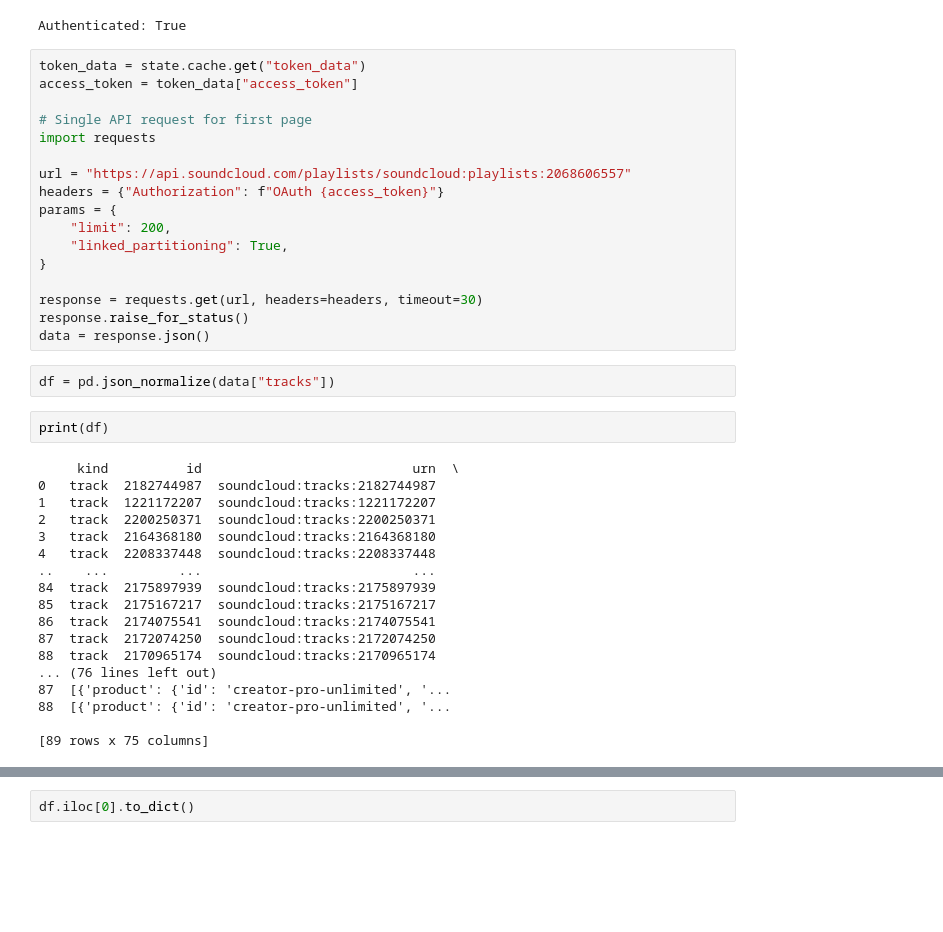
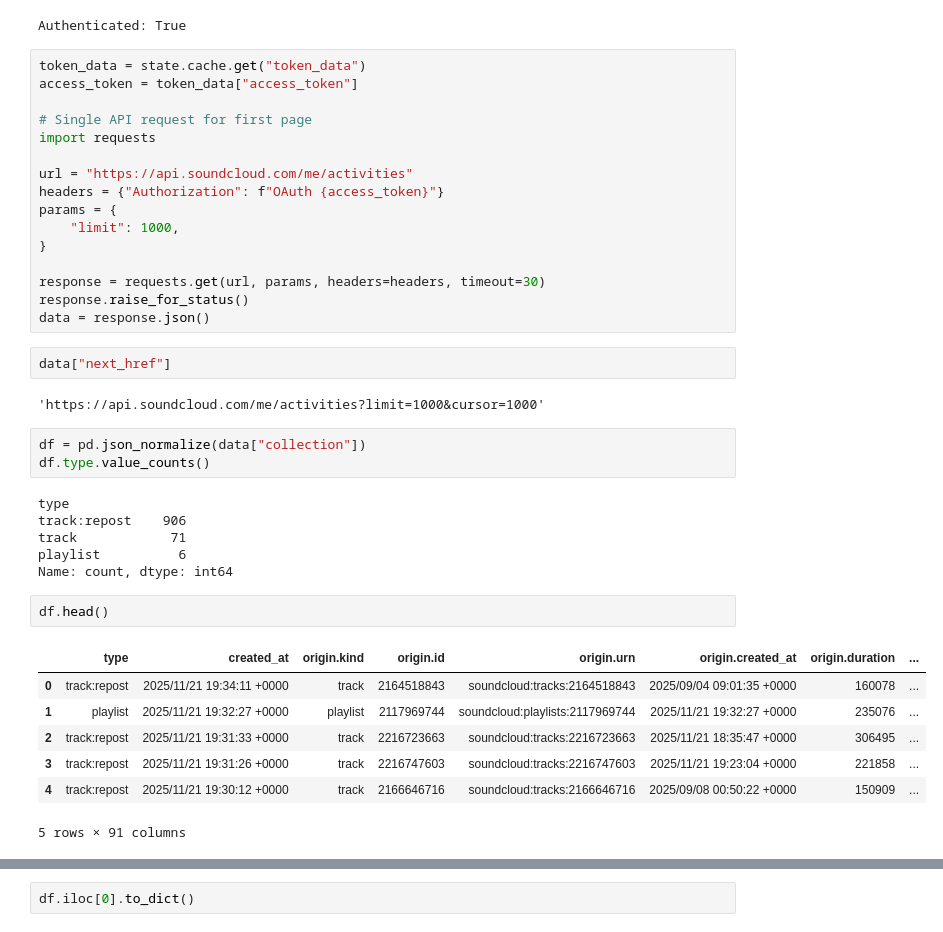
Before and after one commit to Andrewske/music-minion-cli, a Jupyter notebook: playground.ipynb, the cells around one changed output, grey strips where cells are left out. Drawn from its saved outputs; the diff is of its cells as text; blank space fills up the shorter version.

```diff
--- a/playground.ipynb
+++ b/playground.ipynb
@@ -70,35 +70,35 @@ access_token = token_data["access_token"]
 # Single API request for first page
 import requests
 
-url = "https://api.soundcloud.com/playlists/soundcloud:playlists:2068606557"
+url = "https://api.soundcloud.com/me/activities"
 headers = {"Authorization": f"OAuth {access_token}"}
 params = {
-    "limit": 200,
-    "linked_partitioning": True,
+    "limit": 1000,
 }
 
-response = requests.get(url, headers=headers, timeout=30)
+response = requests.get(url, params, headers=headers, timeout=30)
 response.raise_for_status()
 data = response.json()
+# %%
+data["next_href"]
+# %% [output]
+'https://api.soundcloud.com/me/activities?limit=1000&cursor=1000'
 # %%
-df = pd.json_normalize(data["tracks"])
+df = pd.json_normalize(data["collection"])
+df.type.value_counts()
+# %% [output]
+type
+track:repost    906
+track            71
+playlist          6
+Name: count, dtype: int64
-# %%
-print(df)
-# %% [output]
-     kind          id                           urn  \
-0   track  2182744987  soundcloud:tracks:2182744987
-1   track  1221172207  soundcloud:tracks:1221172207
-2   track  2200250371  soundcloud:tracks:2200250371
-3   track  2164368180  soundcloud:tracks:2164368180
-4   track  2208337448  soundcloud:tracks:2208337448
-..    ...         ...                           ...
-84  track  2175897939  soundcloud:tracks:2175897939
-85  track  2175167217  soundcloud:tracks:2175167217
-86  track  2174075541  soundcloud:tracks:2174075541
-87  track  2172074250  soundcloud:tracks:2172074250
-88  track  2170965174  soundcloud:tracks:2170965174
-... (76 lines left out)
-87  [{'product': {'id': 'creator-pro-unlimited', '...
-88  [{'product': {'id': 'creator-pro-unlimited', '...
-
-[89 rows x 75 columns]
+# %%
+df.head()
+# %% [output]
+|  | type | created_at | origin.kind | origin.id | origin.urn | origin.created_at | origin.duration | ... |
+| 0 | track:repost | 2025/11/21 19:34:11 +0000 | track | 2164518843 | soundcloud:tracks:2164518843 | 2025/09/04 09:01:35 +0000 | 160078 | ... |
+| 1 | playlist | 2025/11/21 19:32:27 +0000 | playlist | 2117969744 | soundcloud:playlists:2117969744 | 2025/11/21 19:32:27 +0000 | 235076 | ... |
+| 2 | track:repost | 2025/11/21 19:31:33 +0000 | track | 2216723663 | soundcloud:tracks:2216723663 | 2025/11/21 18:35:47 +0000 | 306495 | ... |
+| 3 | track:repost | 2025/11/21 19:31:26 +0000 | track | 2216747603 | soundcloud:tracks:2216747603 | 2025/11/21 19:23:04 +0000 | 221858 | ... |
+| 4 | track:repost | 2025/11/21 19:30:12 +0000 | track | 2166646716 | soundcloud:tracks:2166646716 | 2025/09/08 00:50:22 +0000 | 150909 | ... |
+5 rows × 91 columns
```
Also changed, not shown: parts of 1 cell of this notebook, 14 other files.
